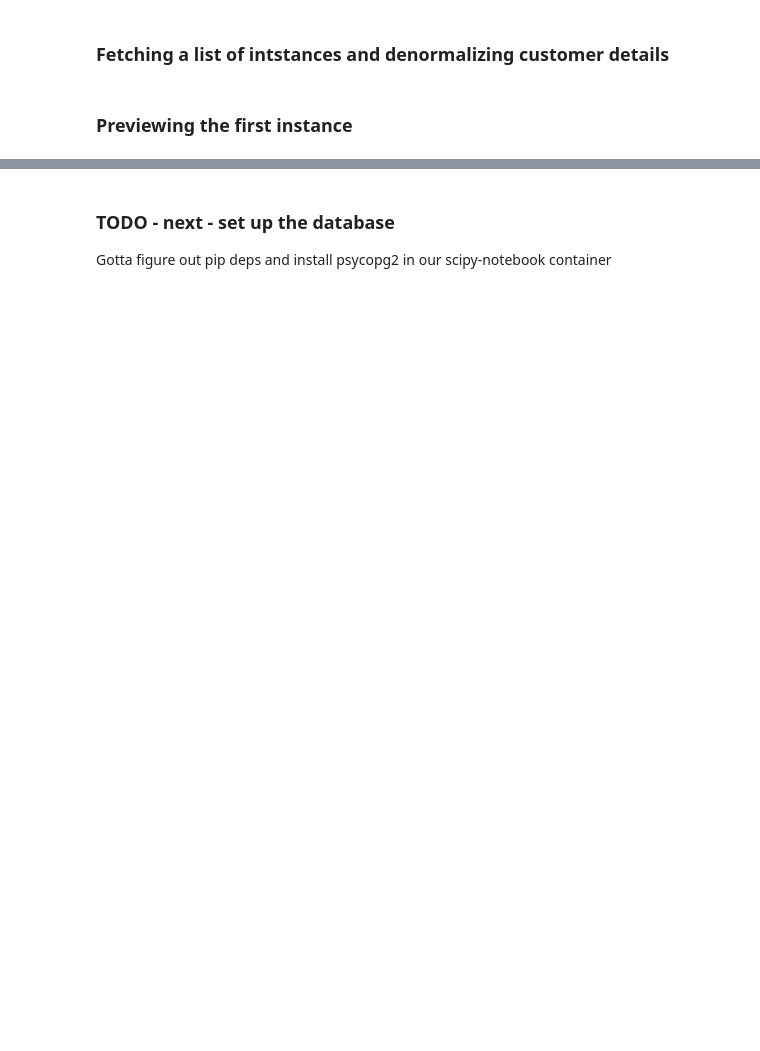
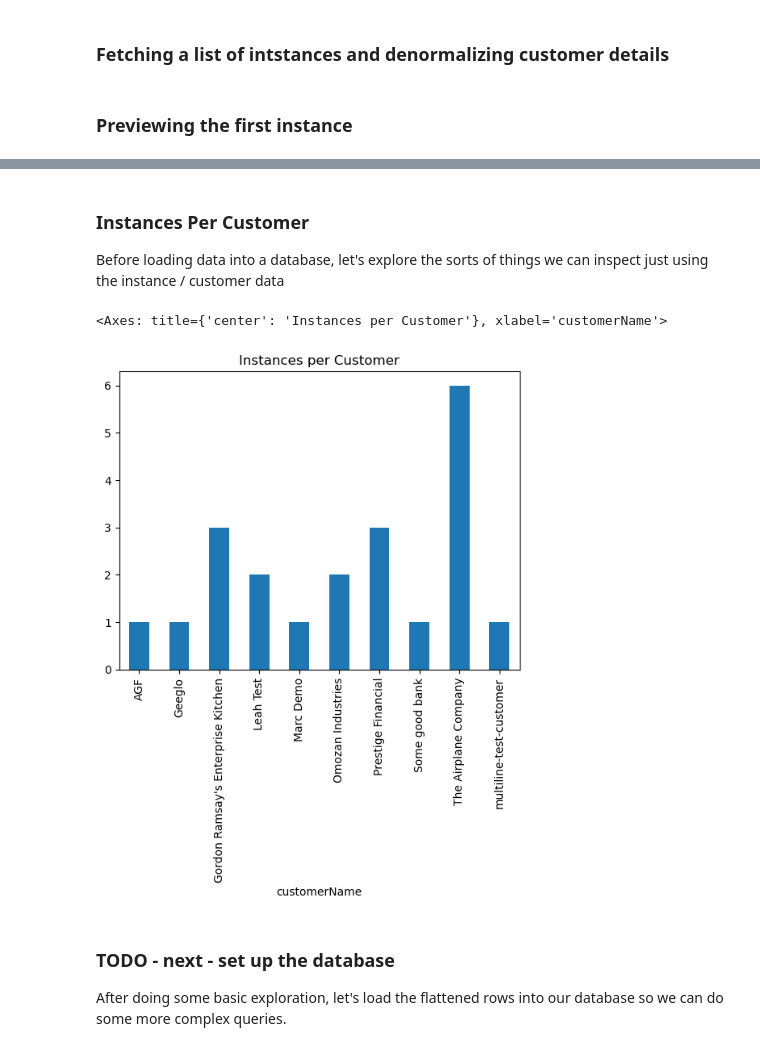
Before and after one commit to replicatedhq/wordpress-enterprise, a Jupyter notebook: analytics/notebooks/analytics.ipynb, the cells around one changed output, grey strips where cells are left out. Cells and saved outputs as stored; diff of their text form; code cells hidden in the pictures; blank space fills up the shorter version.

```diff
--- a/analytics/notebooks/analytics.ipynb
+++ b/analytics/notebooks/analytics.ipynb
@@ -55,4 +97,13 @@ flattened[0]
+# %% [markdown]
+### Instances Per Customer
+
+Before loading data into a database, let's explore the sorts of things we can inspect just using the instance / customer data
+# %%
+df.groupby(['customerName'])['id'].count().plot(kind='bar', title='Instances per Customer')
+# %% [output]
+<Axes: title={'center': 'Instances per Customer'}, xlabel='customerName'>
+[figure, added]
 # %% [markdown]
 ### TODO - next - set up the database
 
-Gotta figure out pip deps and install psycopg2 in our scipy-notebook container
+After doing some basic exploration, let's load the flattened rows into our database so we can do some more complex queries.
```
Also changed, not shown: parts of 8 cells of this notebook.
